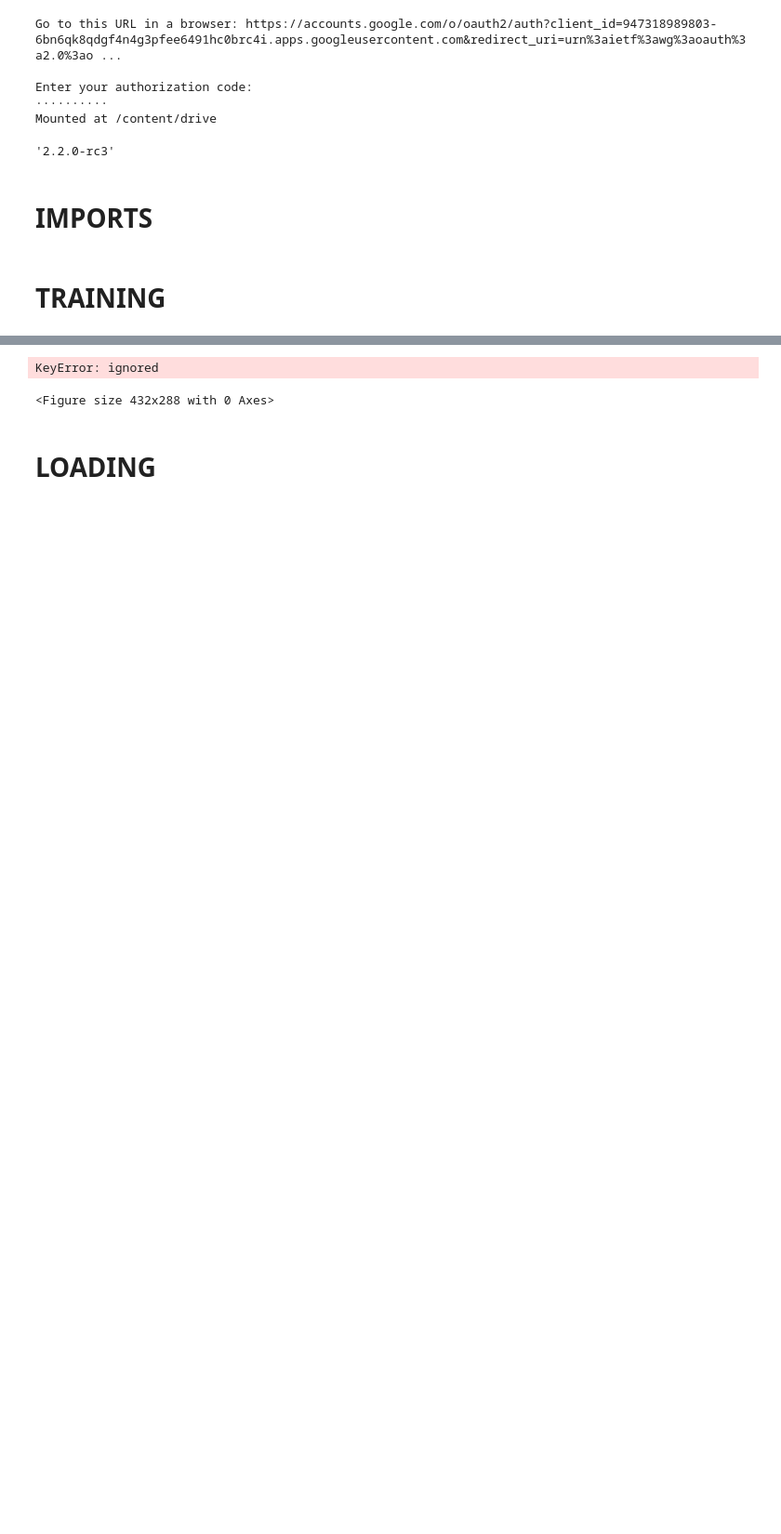
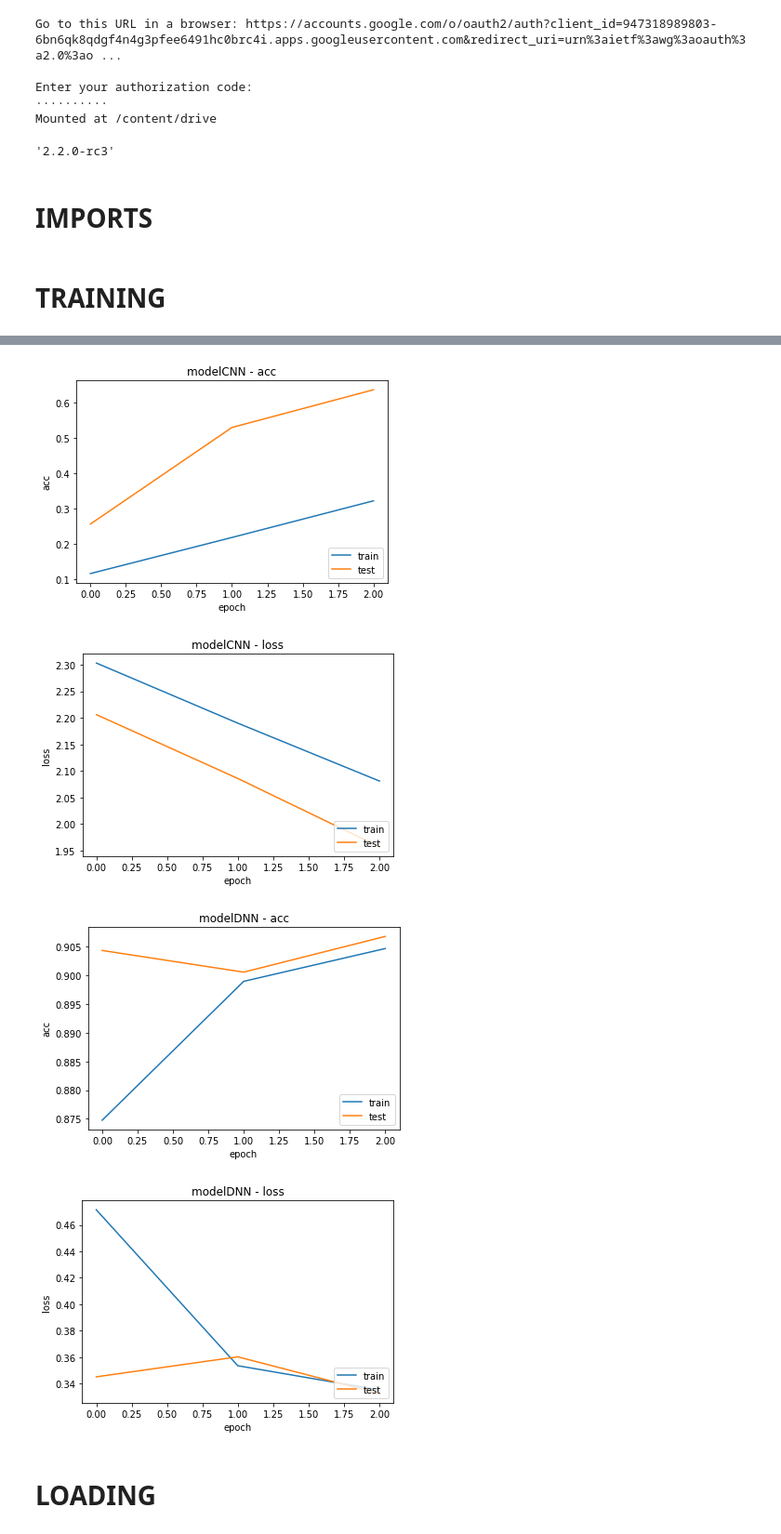
Before and after one commit to DariuszKobiela/DigitPredictorAI, a Jupyter notebook: NN_GOOGLE_COLAB.ipynb, the cells around one changed output, grey strips where cells are left out. Shown at 93% size. Saved outputs shown, nothing was run; the diff lists cells and outputs as text; code cells hidden in the pictures; blank space fills up the shorter version.

```diff
--- a/NN_GOOGLE_COLAB.ipynb
+++ b/NN_GOOGLE_COLAB.ipynb
@@ -86,9 +86,13 @@ def get_checkpoint_path(model_name, root_directory):
 def fit_model(model, model_name, x_train, y_train, batch_size, num_epoch, root_directory):
     checkpoint_path = get_checkpoint_path(model_name, root_directory)
     cp_callback = ModelCheckpoint(filepath=checkpoint_path,
+                                  save_best_only=True,
                                   save_weights_only=True,
                                   verbose=1,
-                                  monitor="loss")
+                                  monitor="loss",
+                                  mode='auto',
+                                  save_freq='epoch'
+                                )
     model_log = model.fit(x_train, y_train, batch_size=batch_size, validation_split=0.3, epochs=num_epoch,
                           verbose=1, callbacks=[cp_callback])
     return model_log, model
@@ -123,17 +131,20 @@ def plot_metric(model_log, metric_name, model_name, root_directory):
 # %%
 batch_size = 128
-num_epoch = 6
+num_epoch = 3
 root_directory = "/content/drive/My Drive/COLAB/"
 
 print("--------------------------------")
+#przy gorszej wartosci accuracy dla większej ilosci epok nie powinien zapisywac do dysku google
 
 x_train, y_train, x_test, y_test = load_data_for_NN(root_directory)
 
 for model_name, model in [("CNN", model_CNN()), ("DNN", model_DNN())]:
+
+#for model_name, model in [("CNN", model_CNN())]:
     model_log, model = fit_model(model, model_name, x_train, y_train, batch_size, num_epoch, root_directory)
     validate(model, x_train, y_train, x_test, y_test)
     save_model_plot(model, model_name, root_directory)
-    for metric_name in ['accuracy', 'loss']:
+    for metric_name in ['acc', 'loss']:
         plot_metric(model_log, metric_name, model_name, root_directory)
 # %% [output]
 --------------------------------
@@ -153,8 +164,10 @@ Trainable params: 1,199,882
 Non-trainable params: 0
 _________________________________________________________________
 None
-KeyError: ignored
-<Figure size 432x288 with 0 Axes>
+[figure, added]
+[figure, added]
+[figure, added]
+[figure, added]
 # %%
 root_directory = "/content/drive/My Drive/COLAB/"
 
```
Also changed, not shown: parts of 4 cells of this notebook.
